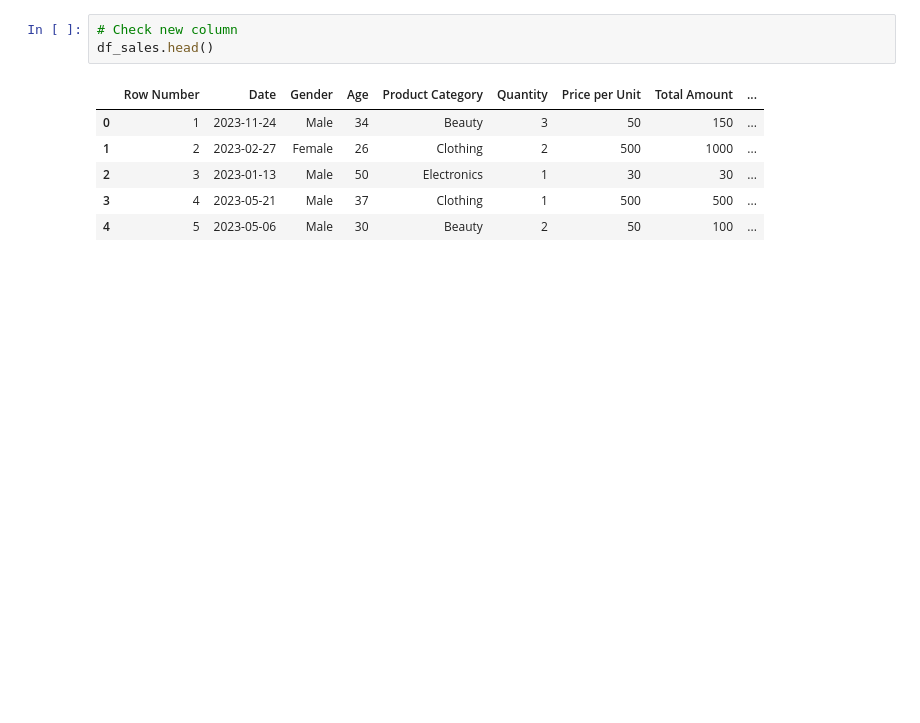
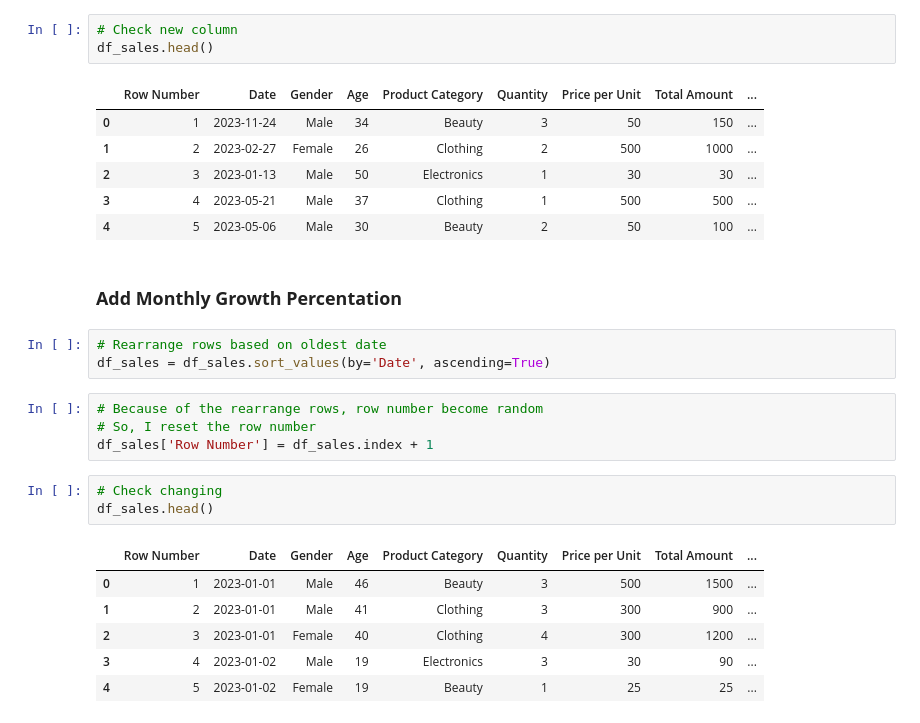
Before and after one commit to gracekaroma/analysis-of-sales-dataset, a Jupyter notebook: Sales Dataset Notebook.ipynb, the cells around one changed output. Saved outputs shown, nothing was run; the diff lists cells and outputs as text; blank space fills up the shorter version.

Commit message:
Rearrange row position based on oldest date and reset index

```diff
--- a/Sales Dataset Notebook.ipynb
+++ b/Sales Dataset Notebook.ipynb
@@ -299,3 +299,22 @@ df_sales.head()
 | 2 | 3 | 2023-01-13 | Male | 50 | Electronics | 1 | 30 | 30 | ... |
 | 3 | 4 | 2023-05-21 | Male | 37 | Clothing | 1 | 500 | 500 | ... |
 | 4 | 5 | 2023-05-06 | Male | 30 | Beauty | 2 | 50 | 100 | ... |
+# %% [markdown]
+### **Add Monthly Growth Percentation**
+# %%
+# Rearrange rows based on oldest date
+df_sales = df_sales.sort_values(by='Date', ascending=True)
+# %%
+# Because of the rearrange rows, row number become random
+# So, I reset the row number
+df_sales['Row Number'] = df_sales.index + 1
+# %%
+# Check changing
+df_sales.head()
+# %% [output]
+|  | Row Number | Date | Gender | Age | Product Category | Quantity | Price per Unit | Total Amount | ... |
+| 0 | 1 | 2023-01-01 | Male | 46 | Beauty | 3 | 500 | 1500 | ... |
+| 1 | 2 | 2023-01-01 | Male | 41 | Clothing | 3 | 300 | 900 | ... |
+| 2 | 3 | 2023-01-01 | Female | 40 | Clothing | 4 | 300 | 1200 | ... |
+| 3 | 4 | 2023-01-02 | Male | 19 | Electronics | 3 | 30 | 90 | ... |
+| 4 | 5 | 2023-01-02 | Female | 19 | Beauty | 1 | 25 | 25 | ... |
```
Also changed, not shown: parts of 1 cell of this notebook.
